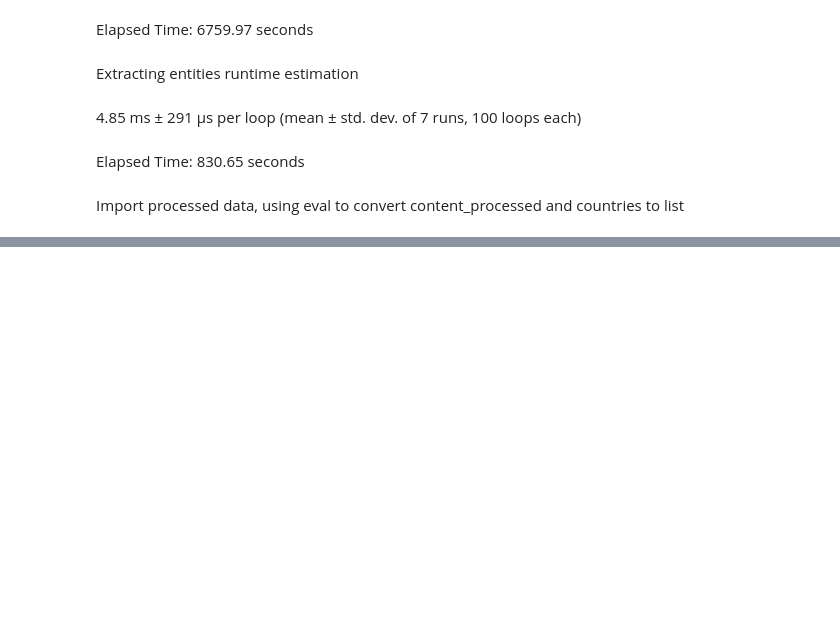
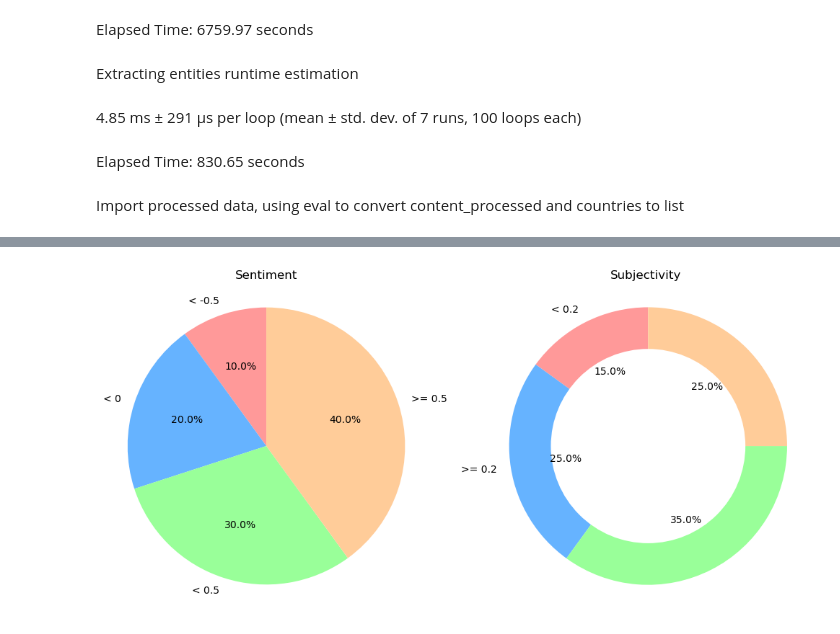
Before and after one commit to slinusc/Visualization_Project, a Jupyter notebook: code_data_processing/data_processing_pipeline.ipynb, the cells around one changed output, grey strips where cells are left out. Drawn from its saved outputs; the diff is of its cells as text; code cells hidden in the pictures; blank space fills up the shorter version.

```diff
--- a/code_data_processing/data_processing_pipeline.ipynb
+++ b/code_data_processing/data_processing_pipeline.ipynb
@@ -257,0 +199,35 @@ test.edges_list
+# %%
+import matplotlib.pyplot as plt
+
+# Erstellen Sie Daten zur Demonstration
+sentiment_counts = [10, 20, 30, 40]
+sentiment_labels = ['< -0.5', '< 0', '< 0.5', '>= 0.5']
+
+subjectivity_counts = [15, 25, 35, 25]
+subjectivity_labels = ['< 0.2', '>= 0.2', '', '']
+
+# Erstellen Sie eine Farbpalette
+colors = ['#ff9999','#66b3ff','#99ff99','#ffcc99']
+
+# Erstellen Sie die Plots
+fig, axs = plt.subplots(1, 2, figsize=(10, 5))
+
+axs[0].pie(sentiment_counts, labels=sentiment_labels, colors=colors, autopct='%1.1f%%', startangle=90)
+axs[0].set_title('Sentiment')
+# Erstellen Sie einen weißen Kreis in der Mitte
+centre_circle = plt.Circle((0,0),0.70,fc='white')
+fig.gca().add_artist(centre_circle)
+
+axs[1].pie(subjectivity_counts, labels=subjectivity_labels, colors=colors, autopct='%1.1f%%', startangle=90)
+axs[1].set_title('Subjectivity')
+centre_circle = plt.Circle((0,0),0.70,fc='white')
+fig.gca().add_artist(centre_circle)
+
+# Äquales Seitenverhältnis gewährleistet, dass der Kuchen kreisförmig gezogen wird
+axs[0].axis('equal')
+axs[1].axis('equal')
+
+plt.tight_layout()
+plt.show()
+# %% [output]
+[figure, added]
```
Also changed, not shown: parts of 4 cells of this notebook, 4 other files.
